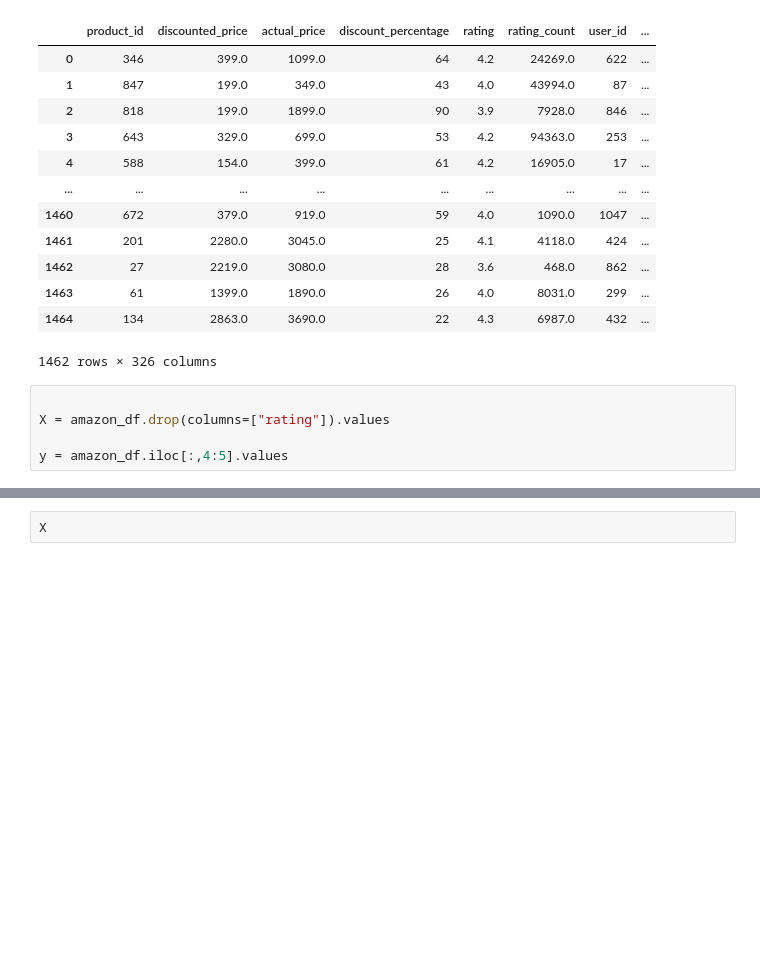
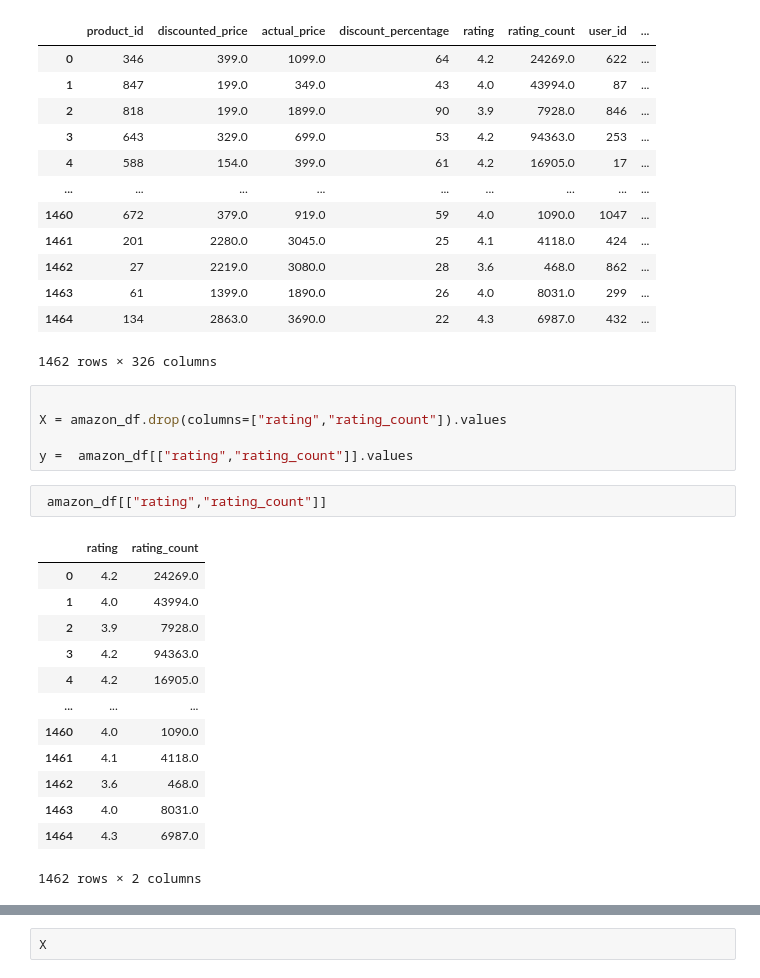
Before and after one commit to blackChan1234/AI, a Jupyter notebook: Basic_NN.ipynb, the cells around one changed output, grey strips where cells are left out. Drawn from its saved outputs; the diff is of its cells as text; blank space fills up the shorter version.

```diff
--- a/Basic_NN.ipynb
+++ b/Basic_NN.ipynb
@@ -409,9 +409,25 @@ amazon_df
 1462 rows × 326 columns
 # %%
 
-X = amazon_df.drop(columns=["rating"]).values
+X = amazon_df.drop(columns=["rating","rating_count"]).values
 
-y = amazon_df.iloc[:,4:5].values
+y =  amazon_df[["rating","rating_count"]].values
+# %%
+ amazon_df[["rating","rating_count"]]
+# %% [output]
+|  | rating | rating_count |
+| 0 | 4.2 | 24269.0 |
+| 1 | 4.0 | 43994.0 |
+| 2 | 3.9 | 7928.0 |
+| 3 | 4.2 | 94363.0 |
+| 4 | 4.2 | 16905.0 |
+| ... | ... | ... |
+| 1460 | 4.0 | 1090.0 |
+| 1461 | 4.1 | 4118.0 |
+| 1462 | 3.6 | 468.0 |
+| 1463 | 4.0 | 8031.0 |
+| 1464 | 4.3 | 6987.0 |
+1462 rows × 2 columns
 # %%
 y
 # %% [output]
```
Also changed, not shown: parts of 8 cells of this notebook.
